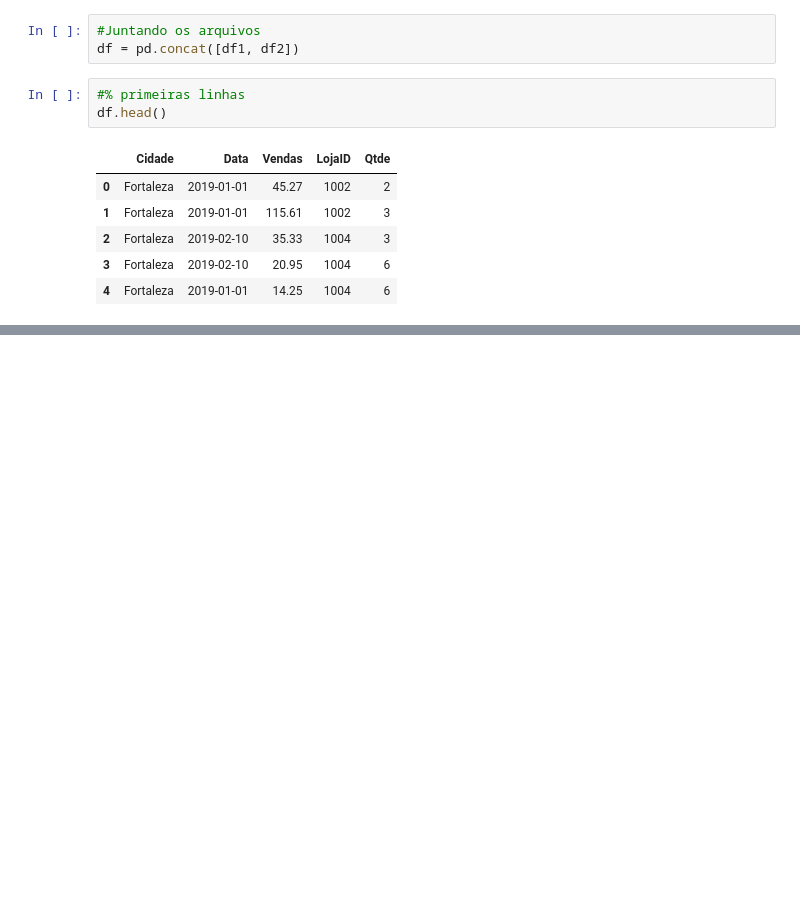
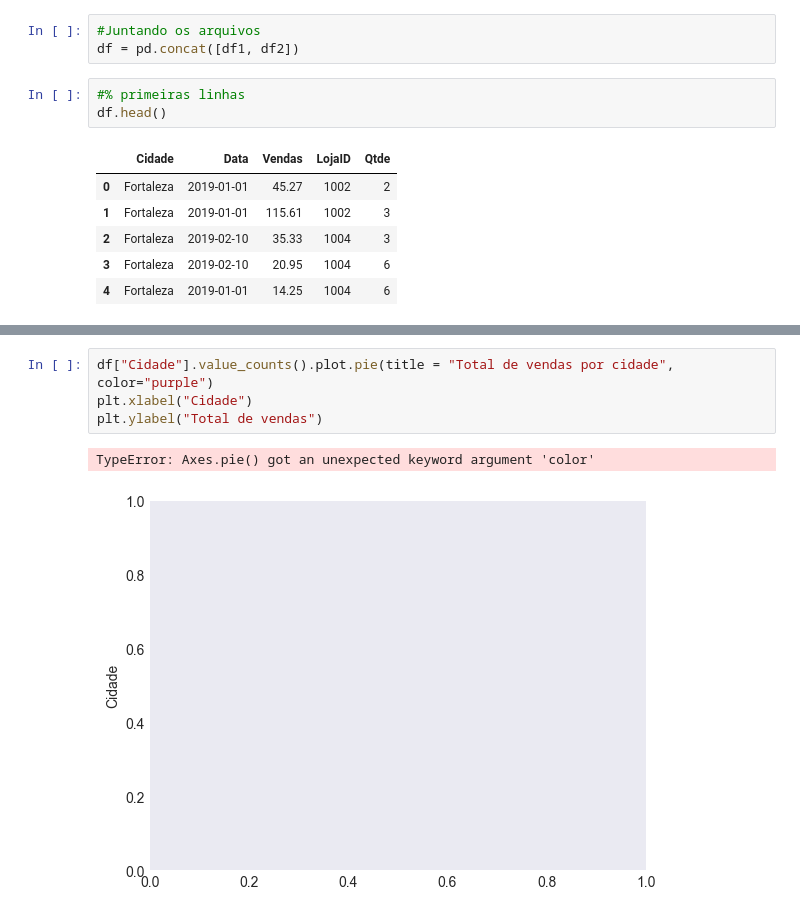
Before and after one commit to Jessicamf4/Analise-de-Dados, a Jupyter notebook: pandasAnaliseExcel.ipynb, the cells around one changed output, grey strips where cells are left out. Cells and saved outputs as stored; diff of their text form; blank space fills up the shorter version.

```diff
--- a/pandasAnaliseExcel.ipynb
+++ b/pandasAnaliseExcel.ipynb
@@ -30,0 +65,7 @@ df.sample(5)
+# %%
+df["Cidade"].value_counts().plot.pie(title = "Total de vendas por cidade", color="purple")
+plt.xlabel("Cidade")
+plt.ylabel("Total de vendas")
+# %% [output]
+TypeError: Axes.pie() got an unexpected keyword argument 'color'
+[figure, added]
```
Also changed, not shown: parts of 6 cells of this notebook, 2 other files.
